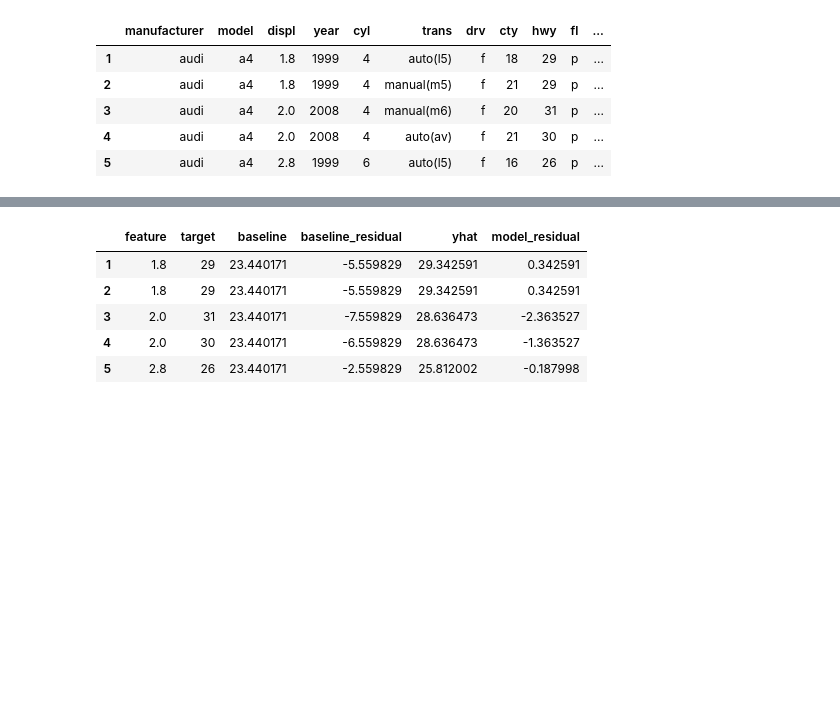
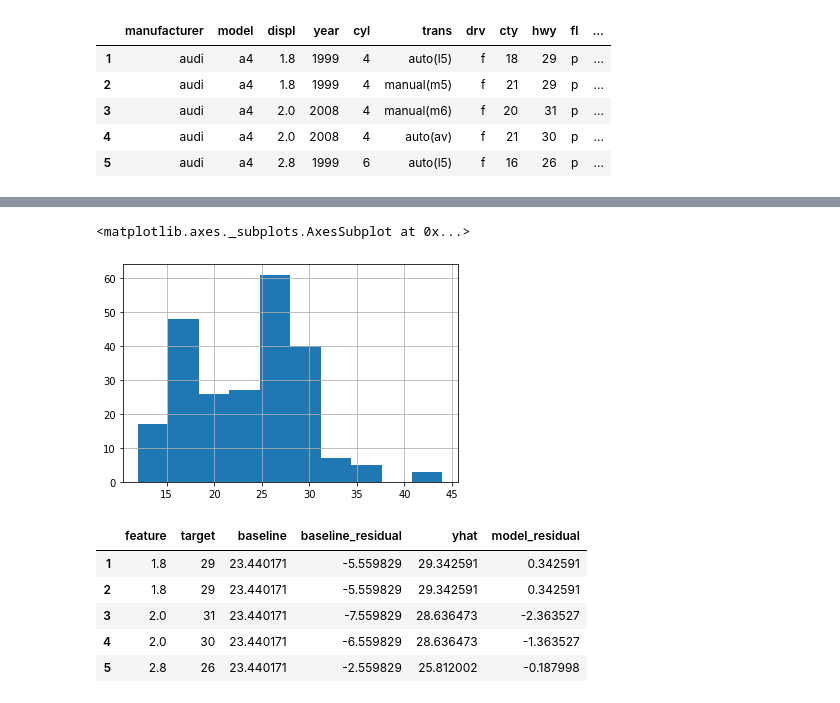
Before and after one commit to RyvynYoung/regression-exercises, a Jupyter notebook: evaluate.ipynb, the cells around one changed output, grey strips where cells are left out. Saved outputs shown, nothing was run; the diff lists cells and outputs as text; code cells hidden in the pictures; blank space fills up the shorter version.

```diff
--- a/evaluate.ipynb
+++ b/evaluate.ipynb
@@ -560,3 +579,8 @@ mpgdf.info()
+# %%
+mpgdf.hwy.hist()
+# %% [output]
+<matplotlib.axes._subplots.AxesSubplot at 0x...>
+[figure, added]
 # %%
 # target = highway mileage, feature = engine displacement
 # create model object
```
Also changed, not shown: parts of 1 cell of this notebook, 1 other file.
